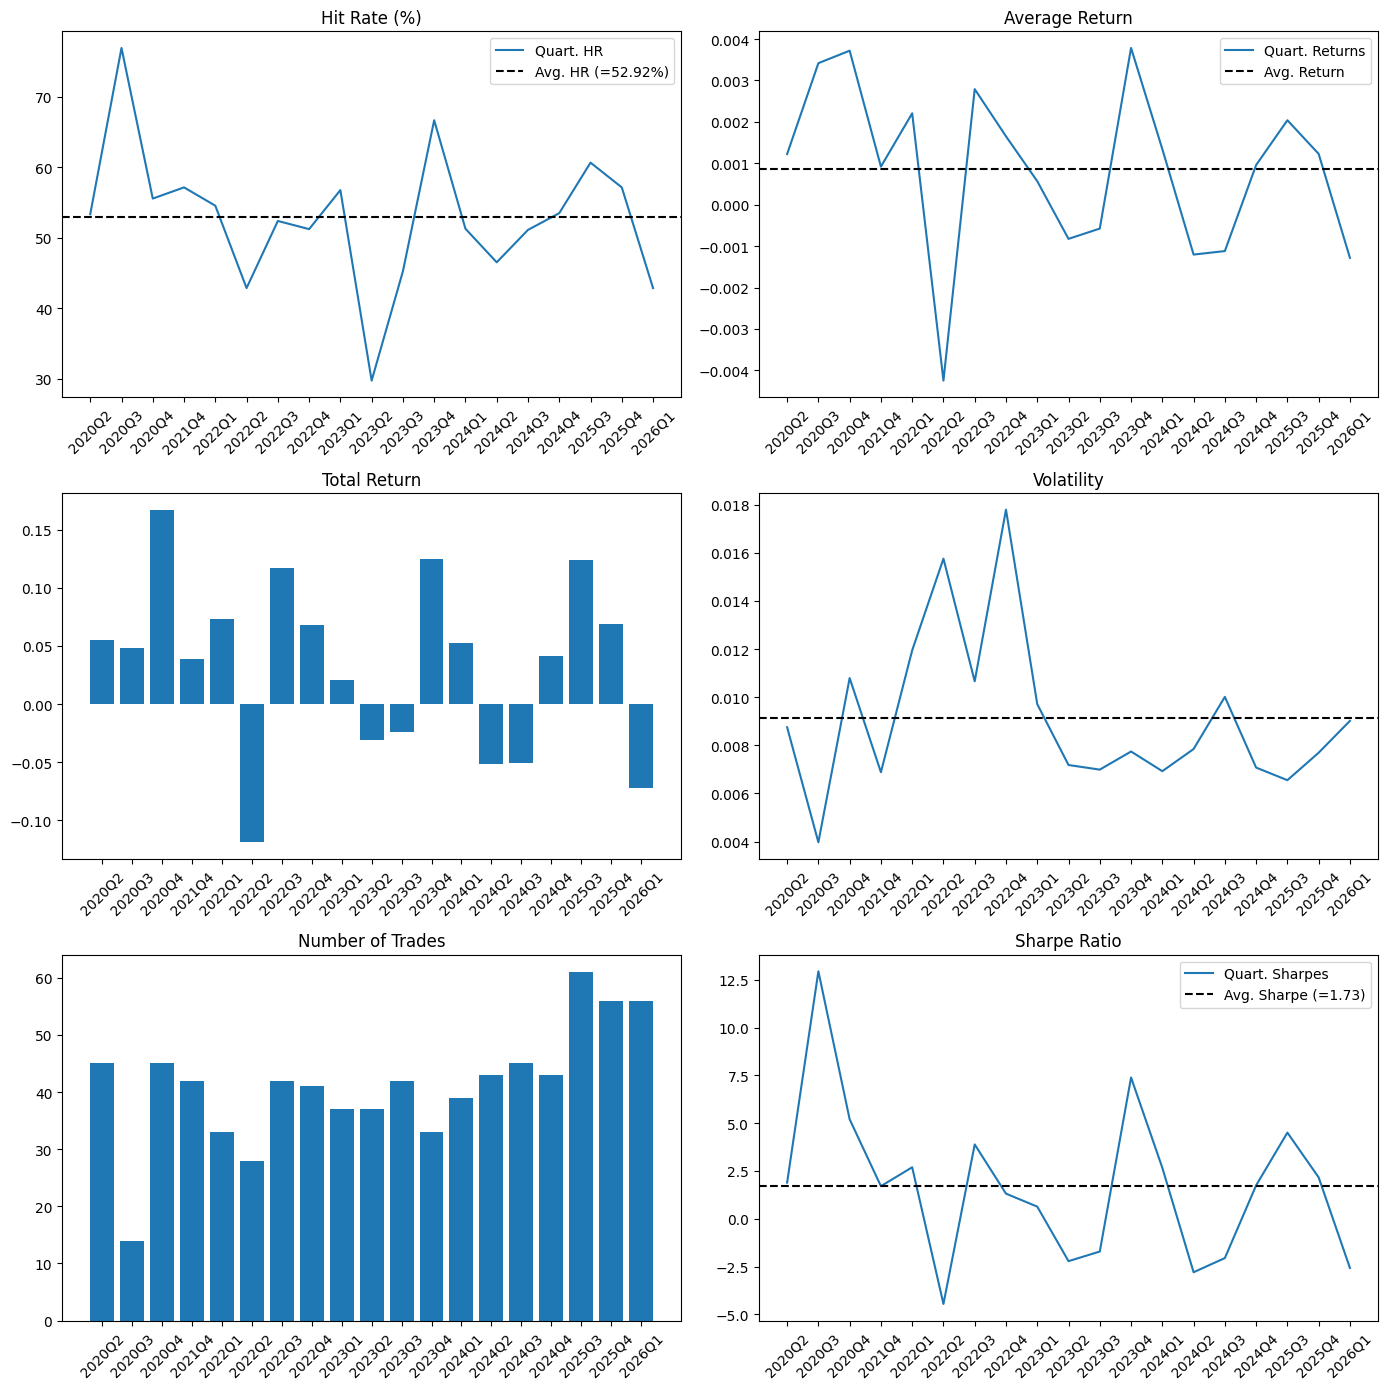
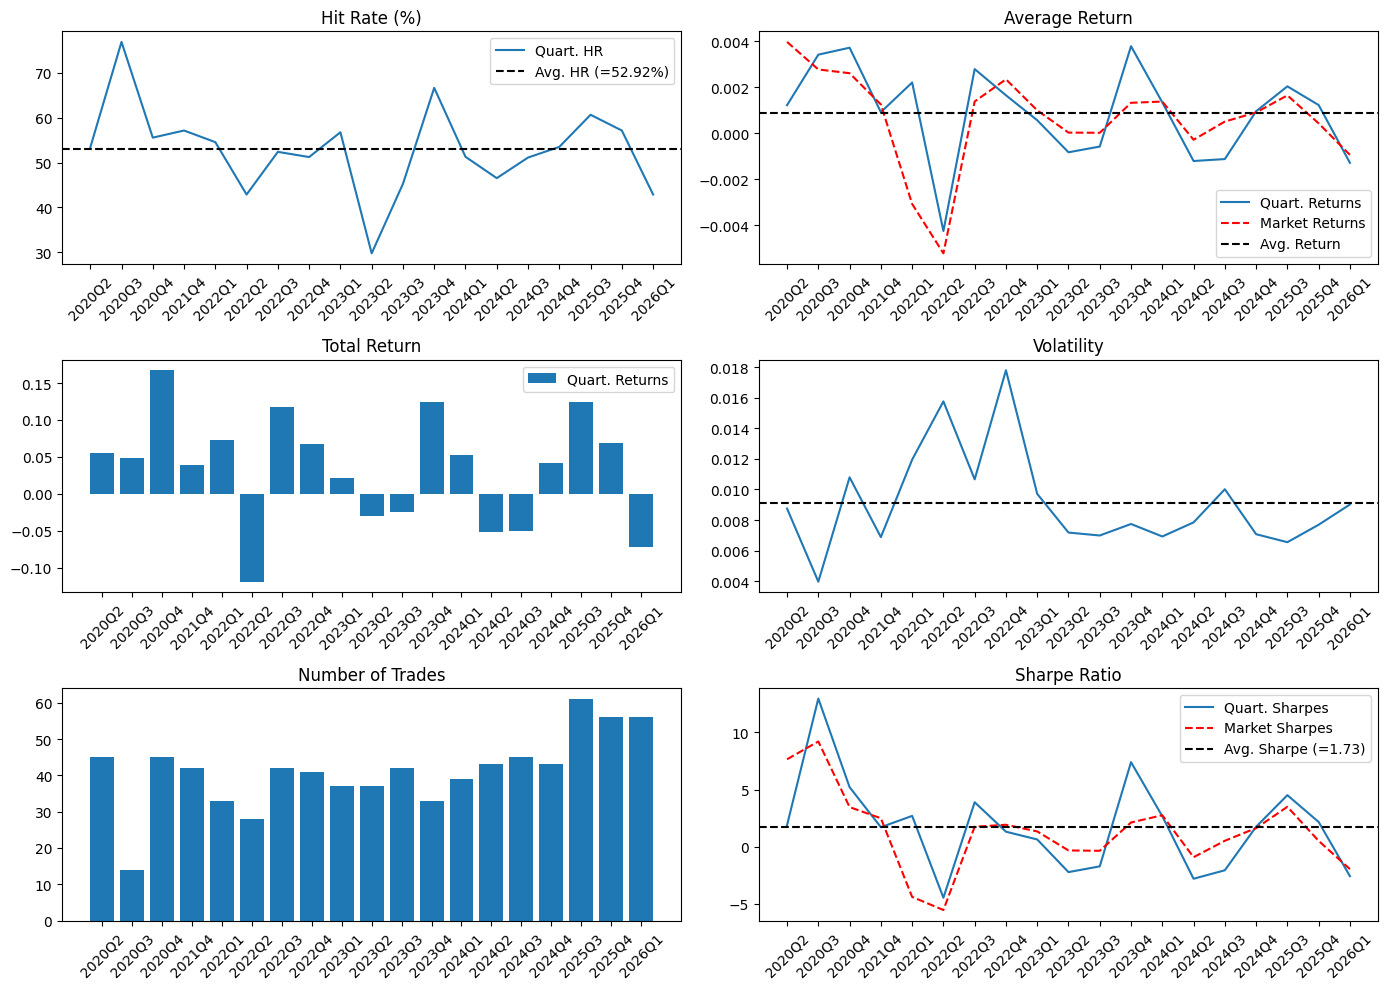
The notebook cell's code change between the first figure and the second:
--- before
+++ after
@@ -2,5 +2,5 @@
 
 # Figure details 
-fig, axes = plt.subplots(3, 2, figsize=(14,14)) 
+fig, axes = plt.subplots(3, 2, figsize=(14,10)) 
 axes = axes.flatten() 
 
@@ -15,4 +15,5 @@
 # --- Avg Return --- 
 axes[1].plot(quarter_stats.index.astype(str), quarter_stats["Avg_Return"], label="Quart. Returns") 
+axes[1].plot(market_stats.index.astype(str), market_stats["Avg_Return"], linestyle="--", color="red", label="Market Returns") 
 axes[1].axhline(quarter_stats["Avg_Return"].mean(), linestyle="--", color="black", label="Avg. Return")
 axes[1].set_title("Average Return") 
@@ -21,11 +22,13 @@
 
 # --- Total Return ---
-axes[2].bar(quarter_stats.index.astype(str), quarter_stats["Total_Return"])
+axes[2].bar(quarter_stats.index.astype(str), quarter_stats["Total_Return"], label="Quart. Returns")
+#axes[2].bar(market_stats.index.astype(str), market_stats["Total_Return"], linestyle="--", color="red")
 axes[2].set_title("Total Return")
-#axes[2].legend()
+axes[2].legend()
 axes[2].tick_params(axis='x', rotation=45)
 
 # --- Volatility ---
-axes[3].plot(quarter_stats.index.astype(str), quarter_stats["Volatility"], label="Quart. Volatility")
+axes[3].plot(quarter_stats.index.astype(str), quarter_stats["Volatility"], label="Quart. Vol.")
+#axes[3].plot(market_stats.index.astype(str), market_stats["Volatility"], linestyle="--", color="red", label="Market Vol.")
 avg_volatility = quarter_stats["Volatility"].mean()
 axes[3].axhline(avg_volatility, linestyle="--", color="black", label=f"Avg. Vol. (={avg_volatility:.3f})")
@@ -42,4 +45,5 @@
 # --- Sharpe ---
 axes[5].plot(quarter_stats.index.astype(str), quarter_stats["Sharpe"], label="Quart. Sharpes")
+axes[5].plot(market_stats.index.astype(str), market_stats["Sharpe"], linestyle="--", color="red", label="Market Sharpes")
 avg_sharpe = quarter_stats["Sharpe"].mean()
 axes[5].axhline(quarter_stats["Sharpe"].mean(), linestyle="--", color="black", label=f"Avg. Sharpe (={avg_sharpe:.2f})")
@@ -48,4 +52,6 @@
 axes[5].tick_params(axis='x', rotation=45)
 
+# Save figure
 plt.tight_layout()
+plt.savefig(r".\Figures\quarter_stats_plot.pdf", bbox_inches="tight")
 plt.show()

Commit: eda